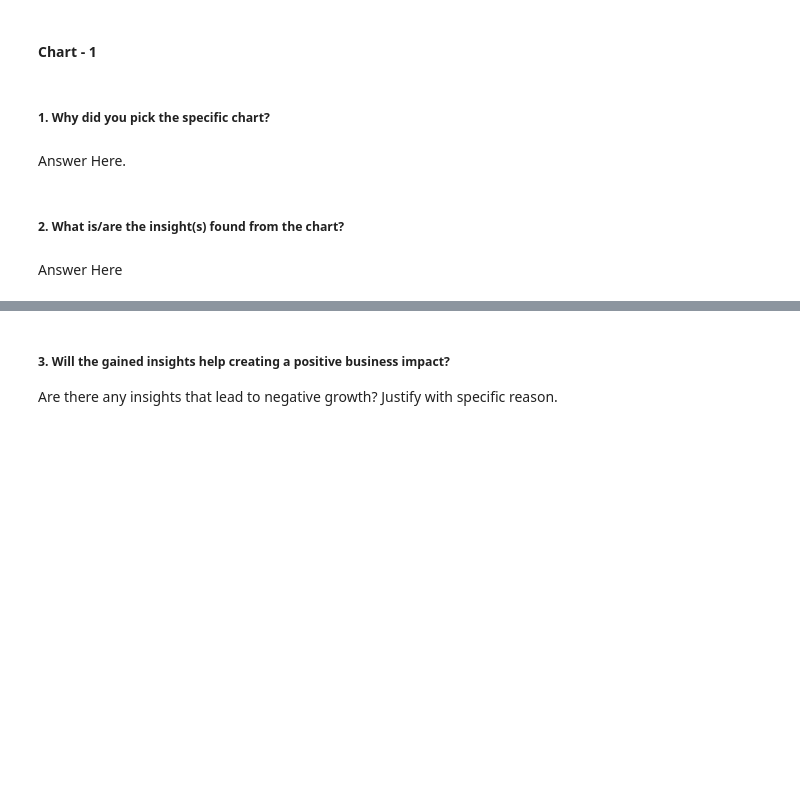
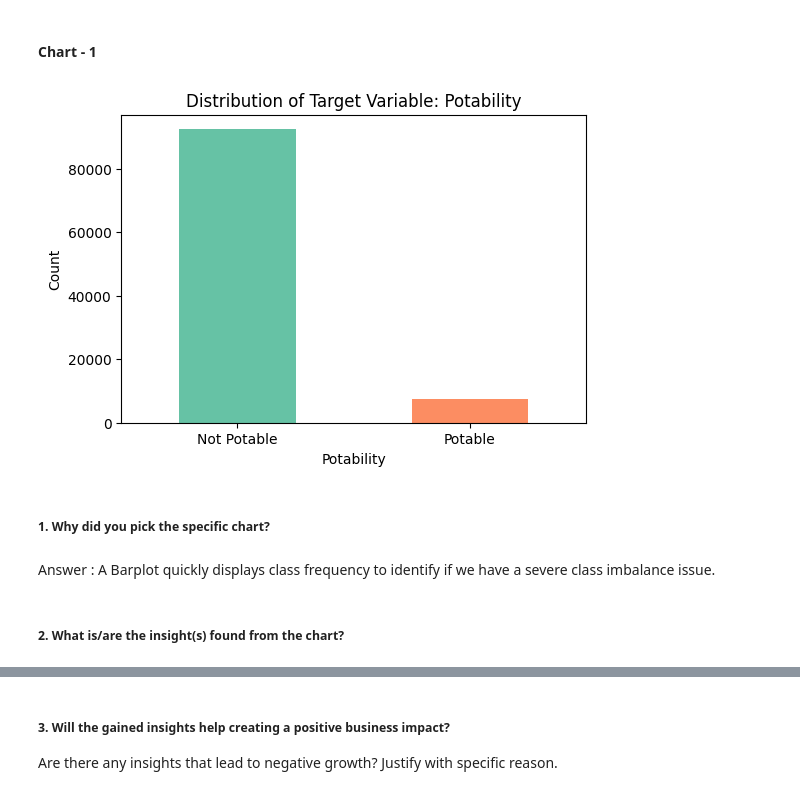
Before and after one commit to anujpurohit0501/Water_Potability_Prediction, a Jupyter notebook: Water_portability_.ipynb, the cells around one changed output, grey strips where cells are left out. Saved outputs shown, nothing was run; the diff lists cells and outputs as text; code cells hidden in the pictures; blank space fills up the shorter version.

```diff
--- a/Water_portability_.ipynb
+++ b/Water_portability_.ipynb
@@ -273,8 +296,20 @@ I handled missing values by imputing numerical features with their median values
+# %%
+# Chart - 1 visualization code
+plt.figure(figsize=(6,4))
+
+df['potability'].value_counts().sort_index().plot(kind='bar',color=['#66c2a5', '#fc8d62'])
+
+plt.title("Distribution of Target Variable: Potability")
+plt.xlabel("Potability")
+plt.ylabel("Count")
+plt.xticks([0, 1], ['Not Potable', 'Potable'], rotation=0)
+
+plt.show()
+# %% [output]
+[figure, added]
 # %% [markdown]
 ##### 1. Why did you pick the specific chart?
-# %% [markdown]
-Answer Here.
+# %% [markdown]
+Answer : A Barplot quickly displays class frequency to identify if we have a severe class imbalance issue.
 # %% [markdown]
 ##### 2. What is/are the insight(s) found from the chart?
-# %% [markdown]
-Answer Here
```
Also changed, not shown: parts of 111 cells of this notebook.
